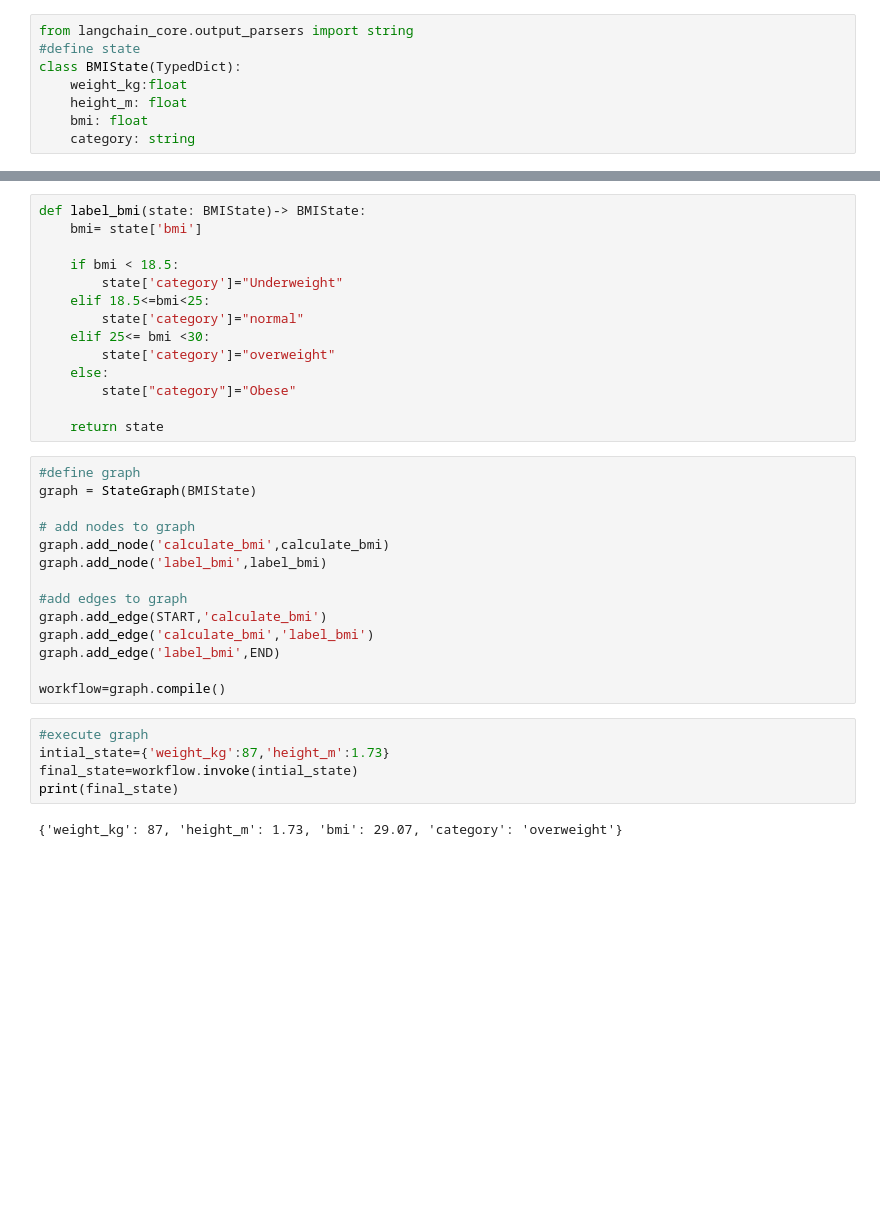
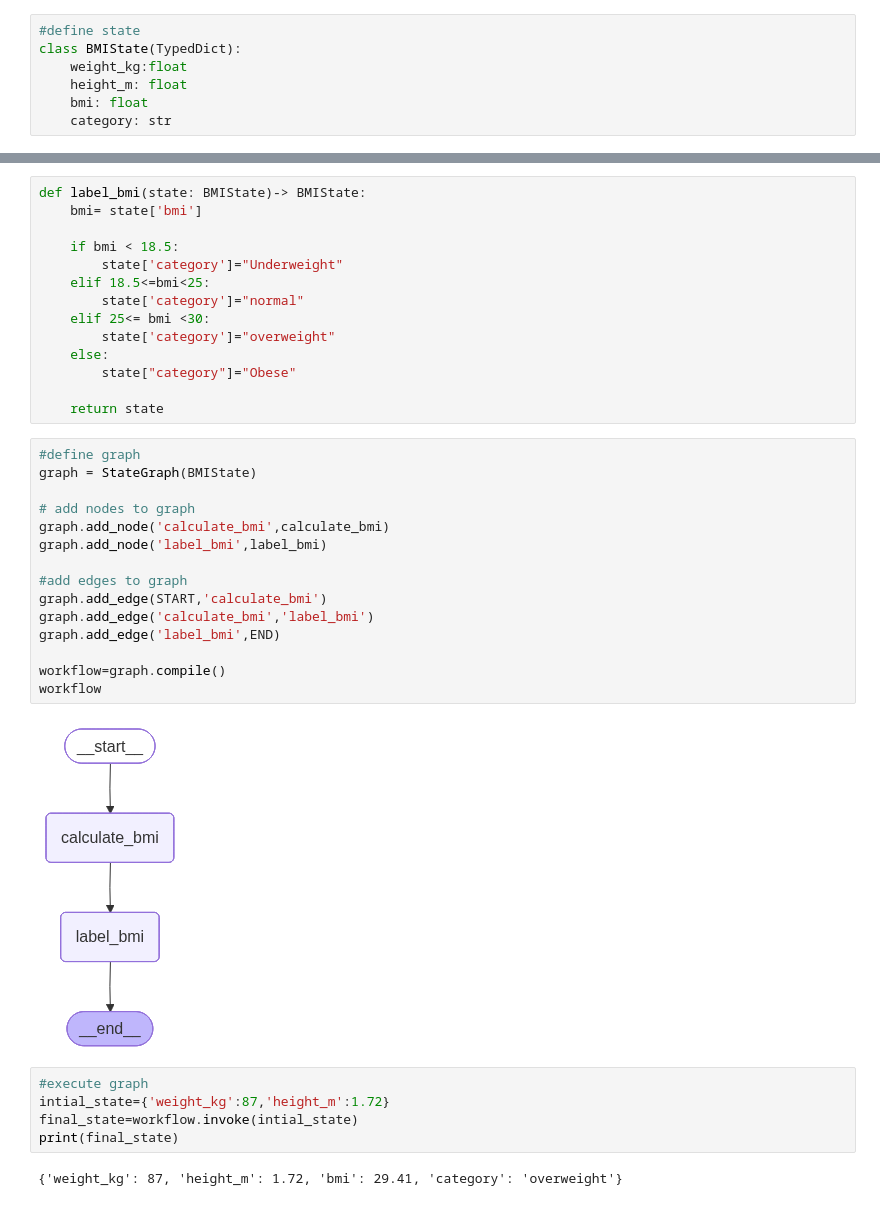
Before and after one commit to SWAUGAT-BEURA/langraph, a Jupyter notebook: sequential_workflows/1_bmi_workflow.ipynb, the cells around one changed output, grey strips where cells are left out. Drawn from its saved outputs; the diff is of its cells as text; blank space fills up the shorter version.

```diff
--- a/sequential_workflows/1_bmi_workflow.ipynb
+++ b/sequential_workflows/1_bmi_workflow.ipynb
@@ -2,13 +2,12 @@
 from langgraph.graph import StateGraph, START ,END
 from typing import TypedDict
 # %%
-from langchain_core.output_parsers import string
 #define state
 class BMIState(TypedDict):
     weight_kg:float
     height_m: float
     bmi: float
-    category: string
+    category: str
 # %%
 def calculate_bmi(state:BMIState)-> BMIState:
     weight = state['weight_kg']
@@ -35,21 +34,24 @@ def label_bmi(state: BMIState)-> BMIState:
 # %%
 #define graph
 graph = StateGraph(BMIState)
 
 # add nodes to graph
 graph.add_node('calculate_bmi',calculate_bmi)
 graph.add_node('label_bmi',label_bmi)
 
 #add edges to graph
 graph.add_edge(START,'calculate_bmi')
 graph.add_edge('calculate_bmi','label_bmi')
 graph.add_edge('label_bmi',END)
 
 workflow=graph.compile()
+workflow
+# %% [output]
+[figure, added]
 # %%
 #execute graph
-intial_state={'weight_kg':87,'height_m':1.73}
+intial_state={'weight_kg':87,'height_m':1.72}
 final_state=workflow.invoke(intial_state)
 print(final_state)
 # %% [output]
-{'weight_kg': 87, 'height_m': 1.73, 'bmi': 29.07, 'category': 'overweight'}
+{'weight_kg': 87, 'height_m': 1.72, 'bmi': 29.41, 'category': 'overweight'}
```
Also changed, not shown: 4 other files.
